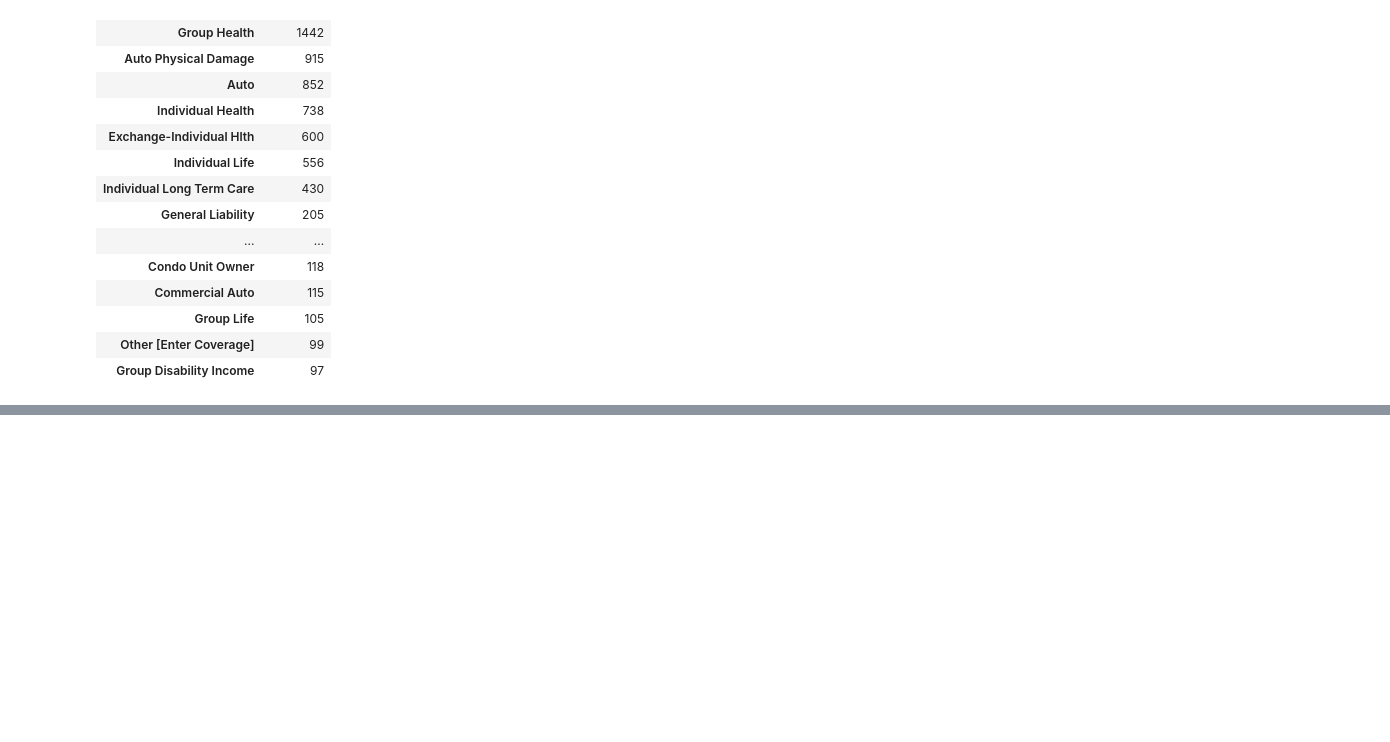
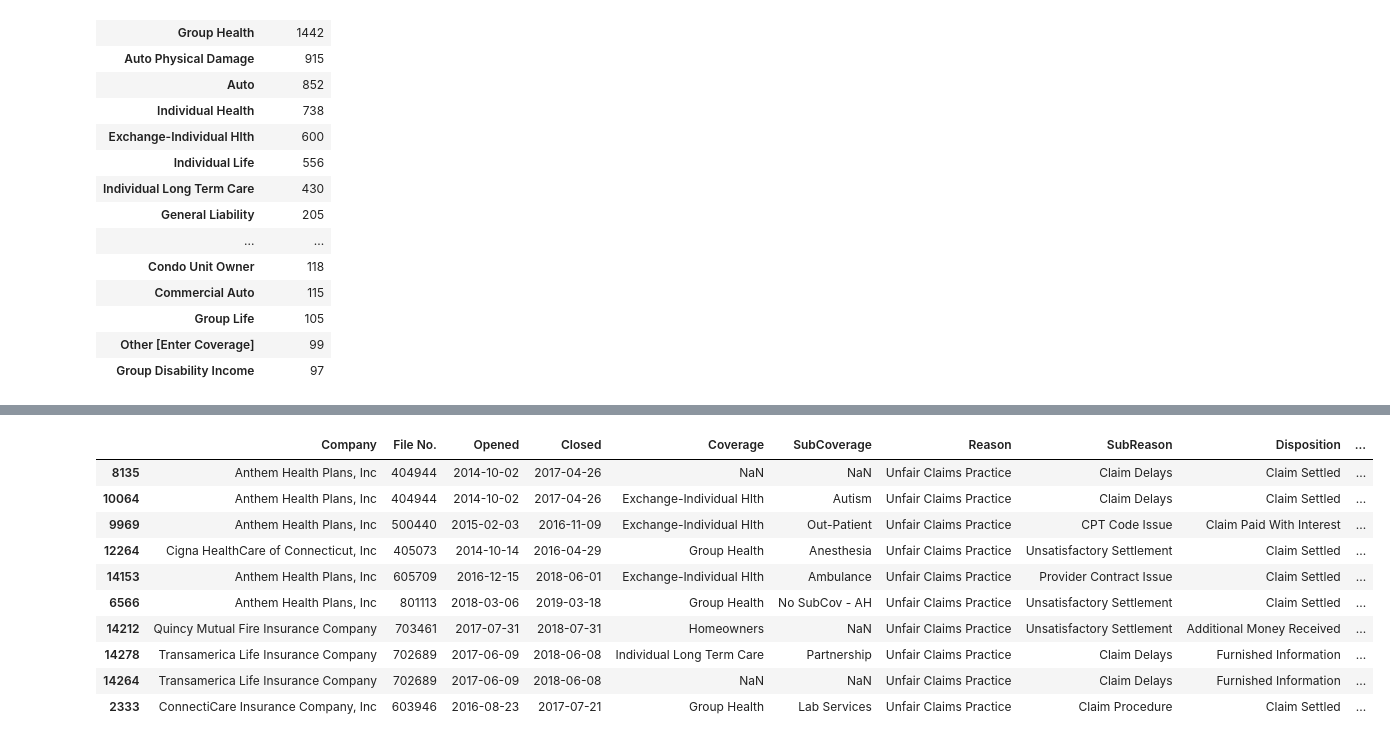
Before and after one commit to HuebnerC/Insurance_Complaints, a Jupyter notebook: capstone_1/ins_complaints.ipynb, the cells around one changed output, grey strips where cells are left out. Saved outputs shown, nothing was run; the diff lists cells and outputs as text; code cells hidden in the pictures; blank space fills up the shorter version.

```diff
--- a/capstone_1/ins_complaints.ipynb
+++ b/capstone_1/ins_complaints.ipynb
@@ -347,0 +440,24 @@ ValueError: Cannot mask with non-boolean array containing NA / NaN values
+# %%
+# Inspecting an element from the opened column shows the dates are cast as strings.
+dt_df = ins_data[ins_data['Opened'].notna()]
+type(dt_df['Closed'][0])
+
+dt_df['Closed']= pd.to_datetime(dt_df['Closed'])
+dt_df['Opened']= pd.to_datetime(dt_df['Opened'])
+# %%
+dt_df['Claim Duration'] = dt_df['Closed'] - dt_df['Opened']
+# %%
+# Why would there be two file numbers?
+dt_df[dt_df['Recovery'] > 2000].sort_values('Claim Duration', ascending = False).head(10)
+# %% [output]
+|  | Company | File No. | Opened | Closed | Coverage | SubCoverage | Reason | SubReason | Disposition | ... |
+| 8135 | Anthem Health Plans, Inc | 404944 | 2014-10-02 | 2017-04-26 | NaN | NaN | Unfair Claims Practice | Claim Delays | Claim Settled | ... |
+| 10064 | Anthem Health Plans, Inc | 404944 | 2014-10-02 | 2017-04-26 | Exchange-Individual Hlth | Autism | Unfair Claims Practice | Claim Delays | Claim Settled | ... |
+| 9969 | Anthem Health Plans, Inc | 500440 | 2015-02-03 | 2016-11-09 | Exchange-Individual Hlth | Out-Patient | Unfair Claims Practice | CPT Code Issue | Claim Paid With Interest | ... |
+| 12264 | Cigna HealthCare of Connecticut, Inc | 405073 | 2014-10-14 | 2016-04-29 | Group Health | Anesthesia | Unfair Claims Practice | Unsatisfactory Settlement | Claim Settled | ... |
+| 14153 | Anthem Health Plans, Inc | 605709 | 2016-12-15 | 2018-06-01 | Exchange-Individual Hlth | Ambulance | Unfair Claims Practice | Provider Contract Issue | Claim Settled | ... |
+| 6566 | Anthem Health Plans, Inc | 801113 | 2018-03-06 | 2019-03-18 | Group Health | No SubCov - AH | Unfair Claims Practice | Unsatisfactory Settlement | Claim Settled | ... |
+| 14212 | Quincy Mutual Fire Insurance Company | 703461 | 2017-07-31 | 2018-07-31 | Homeowners | NaN | Unfair Claims Practice | Unsatisfactory Settlement | Additional Money Received | ... |
+| 14278 | Transamerica Life Insurance Company | 702689 | 2017-06-09 | 2018-06-08 | Individual Long Term Care | Partnership | Unfair Claims Practice | Claim Delays | Furnished Information | ... |
+| 14264 | Transamerica Life Insurance Company | 702689 | 2017-06-09 | 2018-06-08 | NaN | NaN | Unfair Claims Practice | Claim Delays | Furnished Information | ... |
+| 2333 | ConnectiCare Insurance Company, Inc | 603946 | 2016-08-23 | 2017-07-21 | Group Health | Lab Services | Unfair Claims Practice | Claim Procedure | Claim Settled | ... |
```
Also changed, not shown: parts of 9 cells of this notebook, 3 other files.
